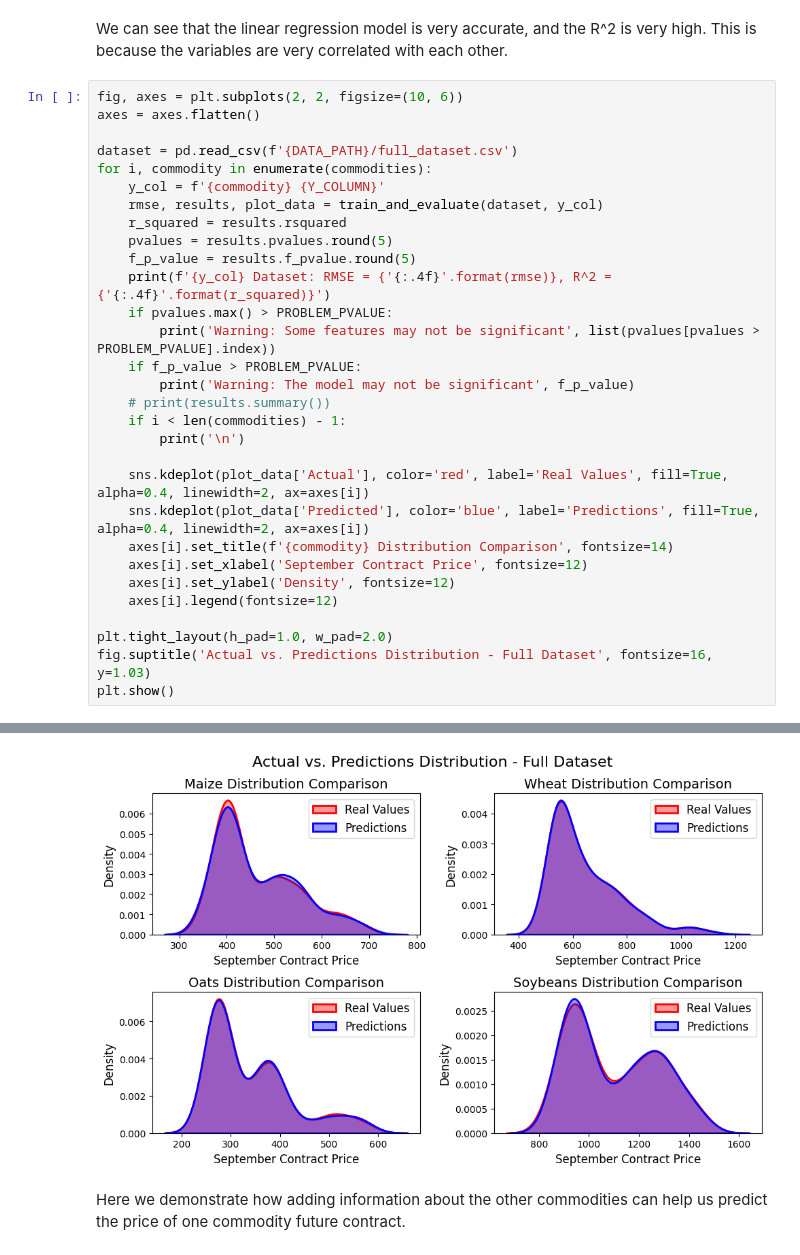
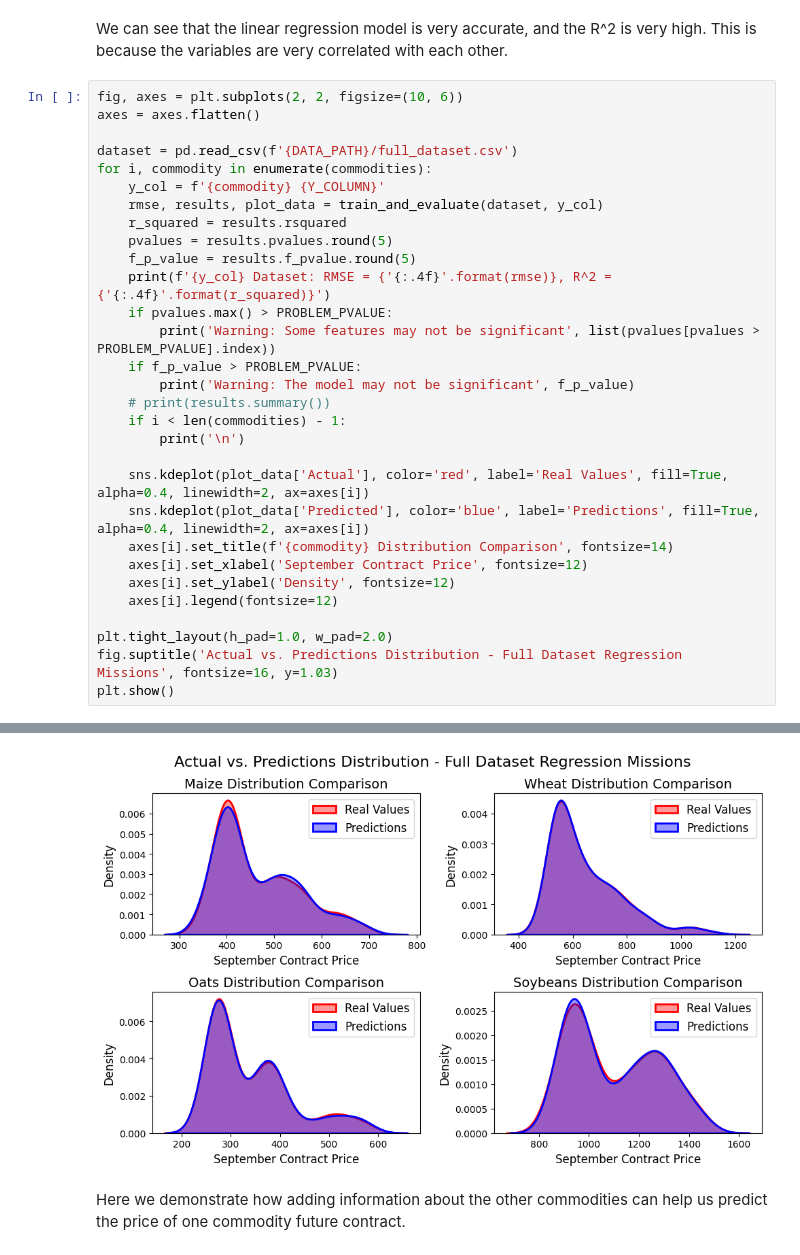
Before and after one commit to ireinman/Fintech, a Jupyter notebook: regression.ipynb, the cells around one changed output, grey strips where cells are left out. Drawn from its saved outputs; the diff is of its cells as text.

```diff
--- a/regression.ipynb
+++ b/regression.ipynb
@@ -150,34 +150,34 @@ for i, commodity in enumerate(commodities):
     if f_p_value > PROBLEM_PVALUE:
         print('Warning: The model may not be significant', f_p_value)
     # print(results.summary())
     if i < len(commodities) - 1:
         print('\n')
 
     sns.kdeplot(plot_data['Actual'], color='red', label='Real Values', fill=True, alpha=0.4, linewidth=2, ax=axes[i])
     sns.kdeplot(plot_data['Predicted'], color='blue', label='Predictions', fill=True, alpha=0.4, linewidth=2, ax=axes[i])
     axes[i].set_title(f'{commodity} Distribution Comparison', fontsize=14)
     axes[i].set_xlabel('September Contract Price', fontsize=12)
     axes[i].set_ylabel('Density', fontsize=12)
     axes[i].legend(fontsize=12)
 
 plt.tight_layout(h_pad=1.0, w_pad=2.0)
-fig.suptitle('Actual vs. Predictions Distribution - Full Dataset', fontsize=16, y=1.03)
+fig.suptitle('Actual vs. Predictions Distribution - Full Dataset Regression Missions', fontsize=16, y=1.03)
 plt.show()
 # %% [output]
 Maize Sep Dataset: RMSE = 5.4095, R^2 = 0.9958
 Warning: Some features may not be significant ['const', 'Maize May', 'Oats Mar', 'Wheat Jul']
 
 
 Wheat Sep Dataset: RMSE = 2.3057, R^2 = 0.9997
 Warning: Some features may not be significant ['Maize Mar', 'Maize May', 'Maize Jul', 'Oats Mar', 'Soybeans Mar', 'Soybeans May', 'Prime']
 
 
 Oats Sep Dataset: RMSE = 6.6628, R^2 = 0.9937
 Warning: Some features may not be significant ['const', 'Oats Mar', 'Wheat May']
 
 
 Soybeans Sep Dataset: RMSE = 7.4680, R^2 = 0.9987
 Warning: Some features may not be significant ['Wheat Mar', 'Wheat May', 'Prime']
-[figure, old version]
+[figure, new version]
 # %% [markdown]
 Here we demonstrate how adding information about the other commodities can help us predict the price of one commodity future contract.
```
Also changed, not shown: 2 other files.
